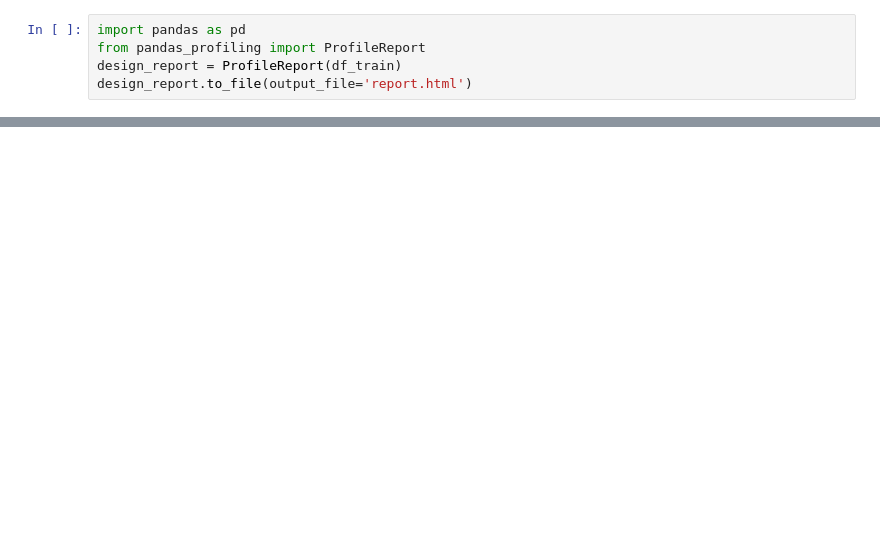
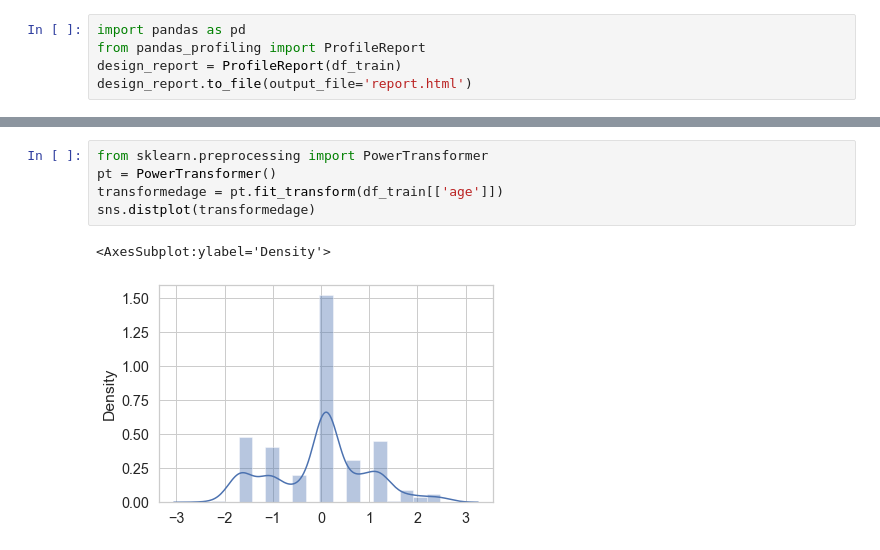
Before and after one commit to Karunakarbugide/CONCRETE-COMPRESSIVE-STRENGHT-PREDICTION, a Jupyter notebook: CONCRETE_COMPRESSIVE_STRENGHT_PREDICTION.ipynb, the cells around one changed output, grey strips where cells are left out. Cells and saved outputs as stored; diff of their text form; blank space fills up the shorter version.

```diff
--- a/CONCRETE_COMPRESSIVE_STRENGHT_PREDICTION.ipynb
+++ b/CONCRETE_COMPRESSIVE_STRENGHT_PREDICTION.ipynb
@@ -46,0 +83,8 @@ design_report.to_file(output_file='report.html')
+# %%
+from sklearn.preprocessing import PowerTransformer
+pt = PowerTransformer()
+transformedage = pt.fit_transform(df_train[['age']])
+sns.distplot(transformedage)
+# %% [output]
+<AxesSubplot:ylabel='Density'>
+[figure, added]
```
Also changed, not shown: parts of 25 cells of this notebook, 2 other files.
